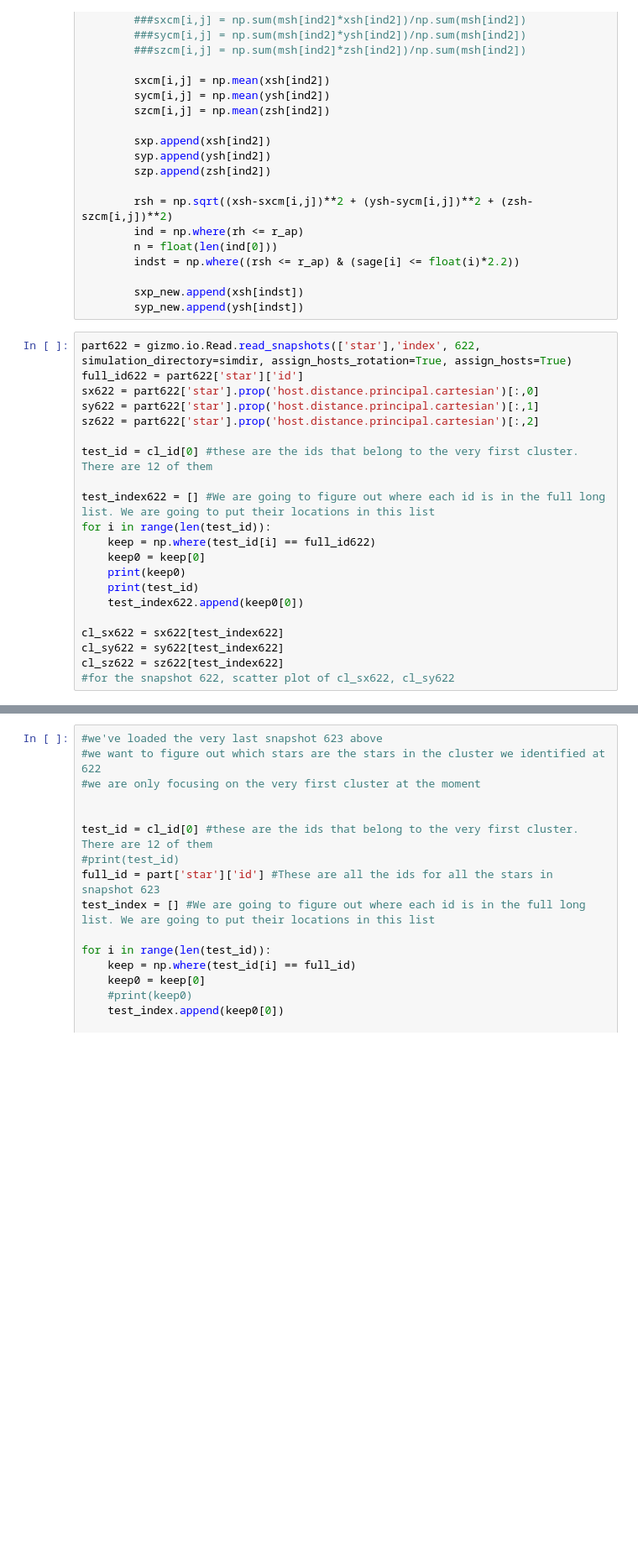
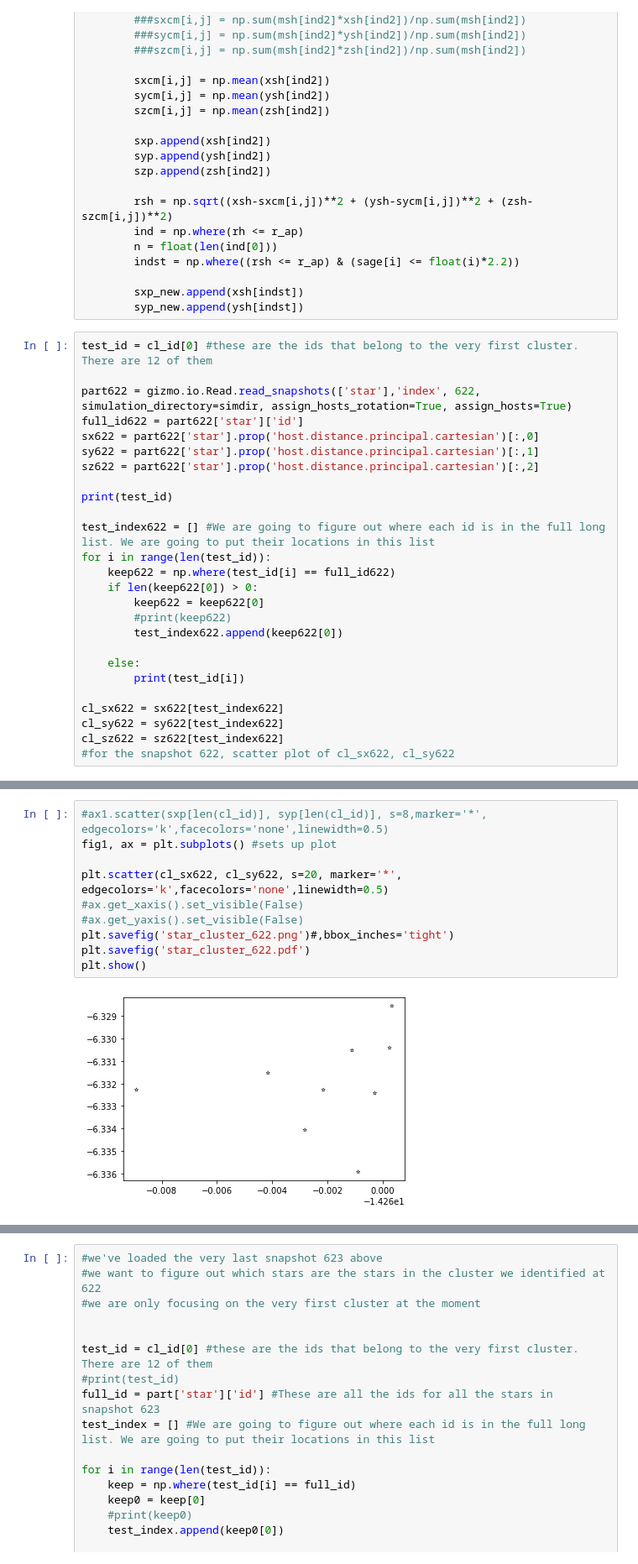
Before and after one commit to sumbarger/GMC_code, a Jupyter notebook: GMC_multiple_image.ipynb, the cells around one changed output, grey strips where cells are left out. Shown at 84% size. Saved outputs shown, nothing was run; the diff lists cells and outputs as text; blank space fills up the shorter version.

```diff
--- a/GMC_multiple_image.ipynb
+++ b/GMC_multiple_image.ipynb
@@ -855,21 +855,26 @@ for i in range(len(snaps)):
         sxp_new.append(xsh[indst])
         syp_new.append(ysh[indst])
 # %%
+test_id = cl_id[0] #these are the ids that belong to the very first cluster. There are 12 of them
+
 part622 = gizmo.io.Read.read_snapshots(['star'],'index', 622, simulation_directory=simdir, assign_hosts_rotation=True, assign_hosts=True)
 full_id622 = part622['star']['id']
 sx622 = part622['star'].prop('host.distance.principal.cartesian')[:,0]
 sy622 = part622['star'].prop('host.distance.principal.cartesian')[:,1]
 sz622 = part622['star'].prop('host.distance.principal.cartesian')[:,2]
 
-test_id = cl_id[0] #these are the ids that belong to the very first cluster. There are 12 of them
+print(test_id)
 
 test_index622 = [] #We are going to figure out where each id is in the full long list. We are going to put their locations in this list
 for i in range(len(test_id)):
-    keep = np.where(test_id[i] == full_id622)
-    keep0 = keep[0]
-    print(keep0)
-    print(test_id)
-    test_index622.append(keep0[0])
+    keep622 = np.where(test_id[i] == full_id622)
+    if len(keep622[0]) > 0:
+        keep622 = keep622[0]
+        #print(keep622)
+        test_index622.append(keep622[0])
+
+    else:
+        print(test_id[i])
 
 cl_sx622 = sx622[test_index622]
 cl_sy622 = sy622[test_index622]
@@ -897,3 +901,15 @@ IndexError: index 0 is out of bounds for axis 0 with size 0
+# %%
+#ax1.scatter(sxp[len(cl_id)], syp[len(cl_id)], s=8,marker='*', edgecolors='k',facecolors='none',linewidth=0.5)
+fig1, ax = plt.subplots() #sets up plot
+
+plt.scatter(cl_sx622, cl_sy622, s=20, marker='*', edgecolors='k',facecolors='none',linewidth=0.5)
+#ax.get_xaxis().set_visible(False)
+#ax.get_yaxis().set_visible(False)
+plt.savefig('star_cluster_622.png')#,bbox_inches='tight')
+plt.savefig('star_cluster_622.pdf')
+plt.show()
+# %% [output]
+[figure, added]
 # %%
 part623 = gizmo.io.Read.read_snapshots(['star'],'index', 623, simulation_directory=simdir, assign_hosts_rotation=True, assign_hosts=True)
 full_id623 = part623['star']['id']
```
Also changed, not shown: parts of 8 cells of this notebook.
